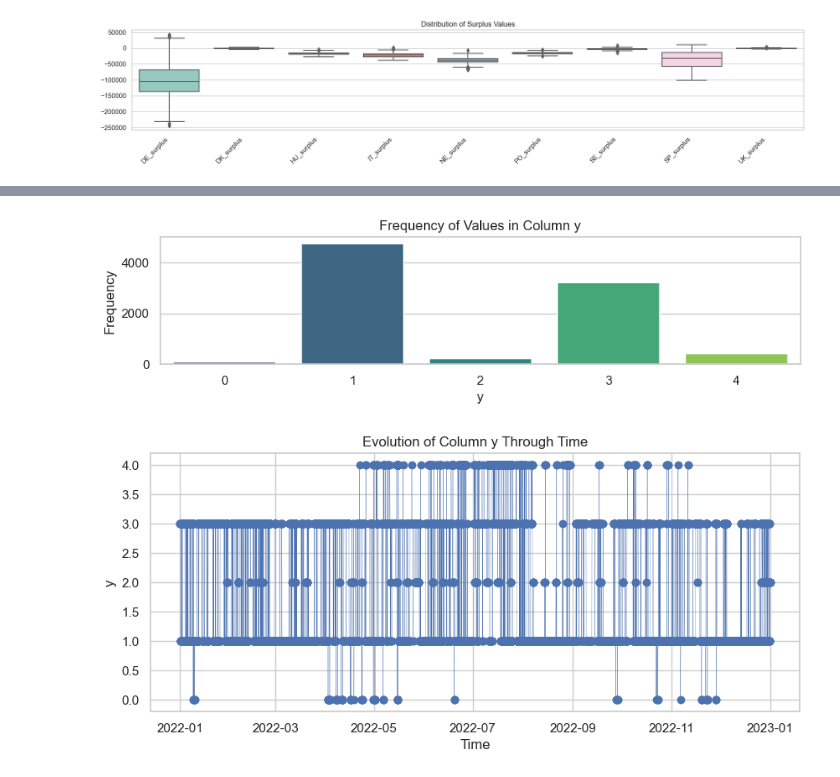
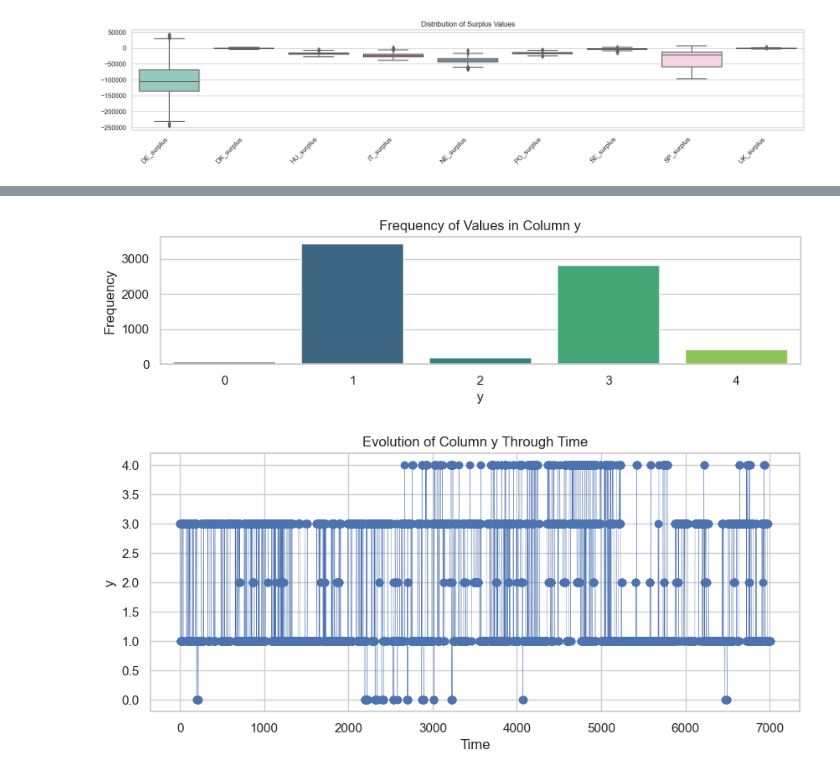
Before and after one commit to plarrip/hackathon_schneider, a Jupyter notebook: src/data_exploration.ipynb, the cells around one changed output, grey strips where cells are left out. Cells and saved outputs as stored; diff of their text form; code cells hidden in the pictures.

```diff
--- a/src/data_exploration.ipynb
+++ b/src/data_exploration.ipynb
@@ -1,9 +1,9 @@
 # %%
-from datetime import datetime
 import pandas as pd
-import json
+import seaborn as sns
+import matplotlib.pyplot as plt
 
 #loading the processed dataframe
-df4 = pd.read_csv('../data/df_processed.csv')
+df4 = pd.read_csv('../data/processed_data_train.csv')
 # %%
 #ploting to check surplus values
@@ -70,26 +63,21 @@ See the caveats in the documentation: https://pandas.pydata.org/pandas-docs/stab
 # %%
-import matplotlib.pyplot as plt
-import seaborn as sns
-
-# Assuming df5 is your DataFrame
-
 # Plotting the countplot
 plt.figure(figsize=(10, 2))
-sns.countplot(x='y', data=df5, palette='viridis')
+sns.countplot(x='y', data=df4, palette='viridis')
 plt.title('Frequency of Values in Column y')
 plt.xlabel('y')
 plt.ylabel('Frequency')
 plt.show()
 # %% [output]
-[figure, old version]
+[figure, new version]
 # %%
 # Plotting the line plot
 plt.figure(figsize=(10, 4))
-plt.plot(df5.index, df5['y'], marker='o', linestyle='-', color='b', linewidth=0.25)
+plt.plot(df4.index, df4['y'], marker='o', linestyle='-', color='b', linewidth=0.25)
 plt.title('Evolution of Column y Through Time')
 plt.xlabel('Time')
 plt.ylabel('y')
 plt.grid(True)
 plt.show()
 # %% [output]
-[figure, old version]
+[figure, new version]
```
Also changed, not shown: parts of 3 cells of this notebook, 1 other file.
